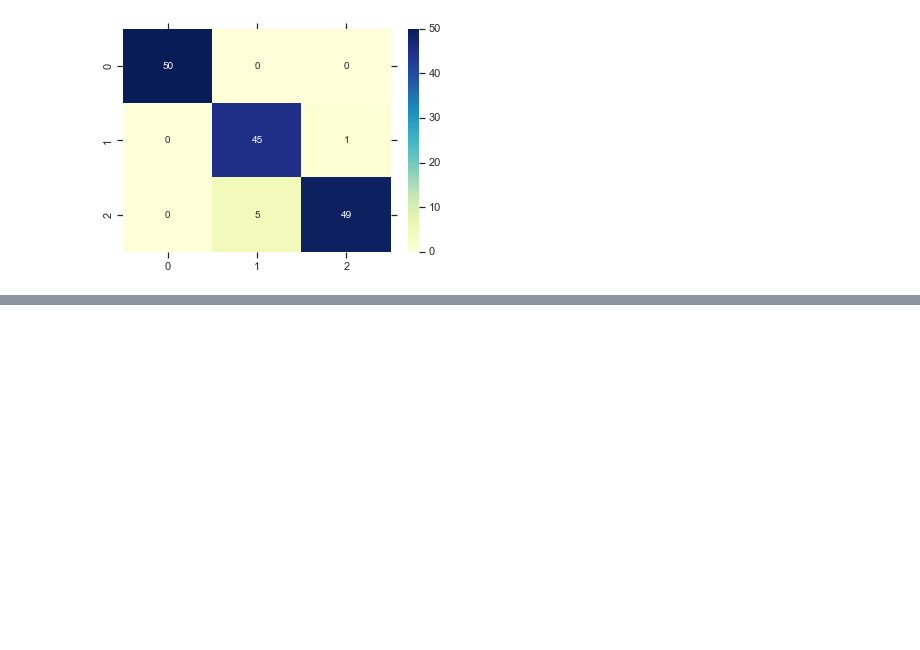
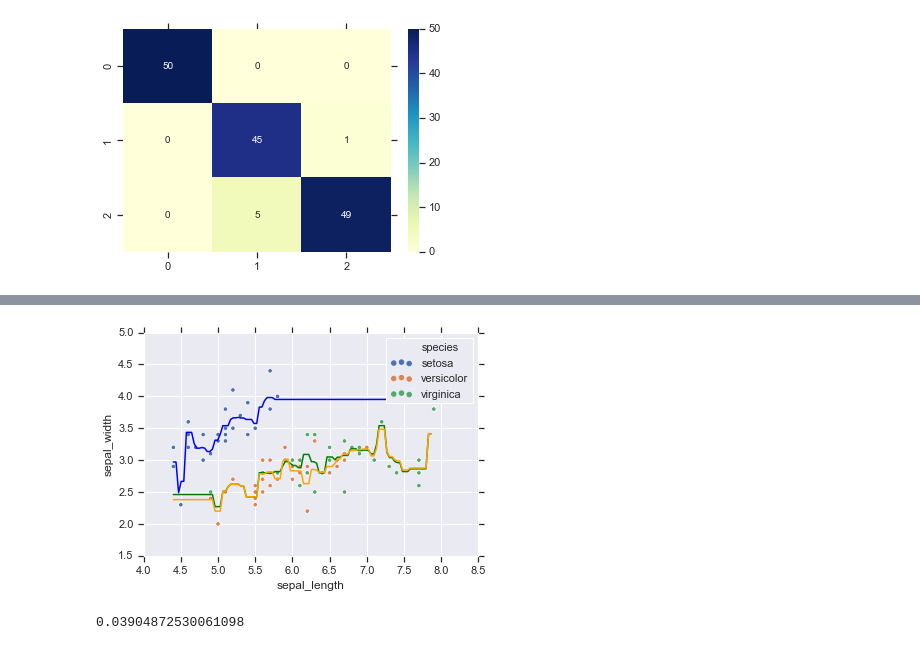
Before and after one commit to josephhurst/Intro-to-Data-Science, a Jupyter notebook: IntroToDataScience1.ipynb, the cells around one changed output, grey strips where cells are left out. Cells and saved outputs as stored; diff of their text form; code cells hidden in the pictures; blank space fills up the shorter version.

```diff
--- a/IntroToDataScience1.ipynb
+++ b/IntroToDataScience1.ipynb
@@ -310,0 +271,4 @@ sns.heatmap(matrix, annot=True, fmt = 'd', cmap="YlGnBu")
+# %%
+X = data[['sepal_length', 'setosa', 'versicolor', 'species']]
+y = data['sepal_width']
+X_train, X_test, y_train, y_test = train_test_split(X, y, test_size=0.33, random_state=45)
@@ -310,0 +284,8 @@ sns.heatmap(matrix, annot=True, fmt = 'd', cmap="YlGnBu")
+# %%
+plot_model(rf, pd.concat([X_train, y_train], axis=1))
+# %% [output]
+[figure, added]
+# %%
+mean_squared_error(y_train, rf.predict(X_train[['sepal_length', 'setosa', 'versicolor']]))
+# %% [output]
+0.03904872530061098
```
Also changed, not shown: parts of 40 cells of this notebook.
